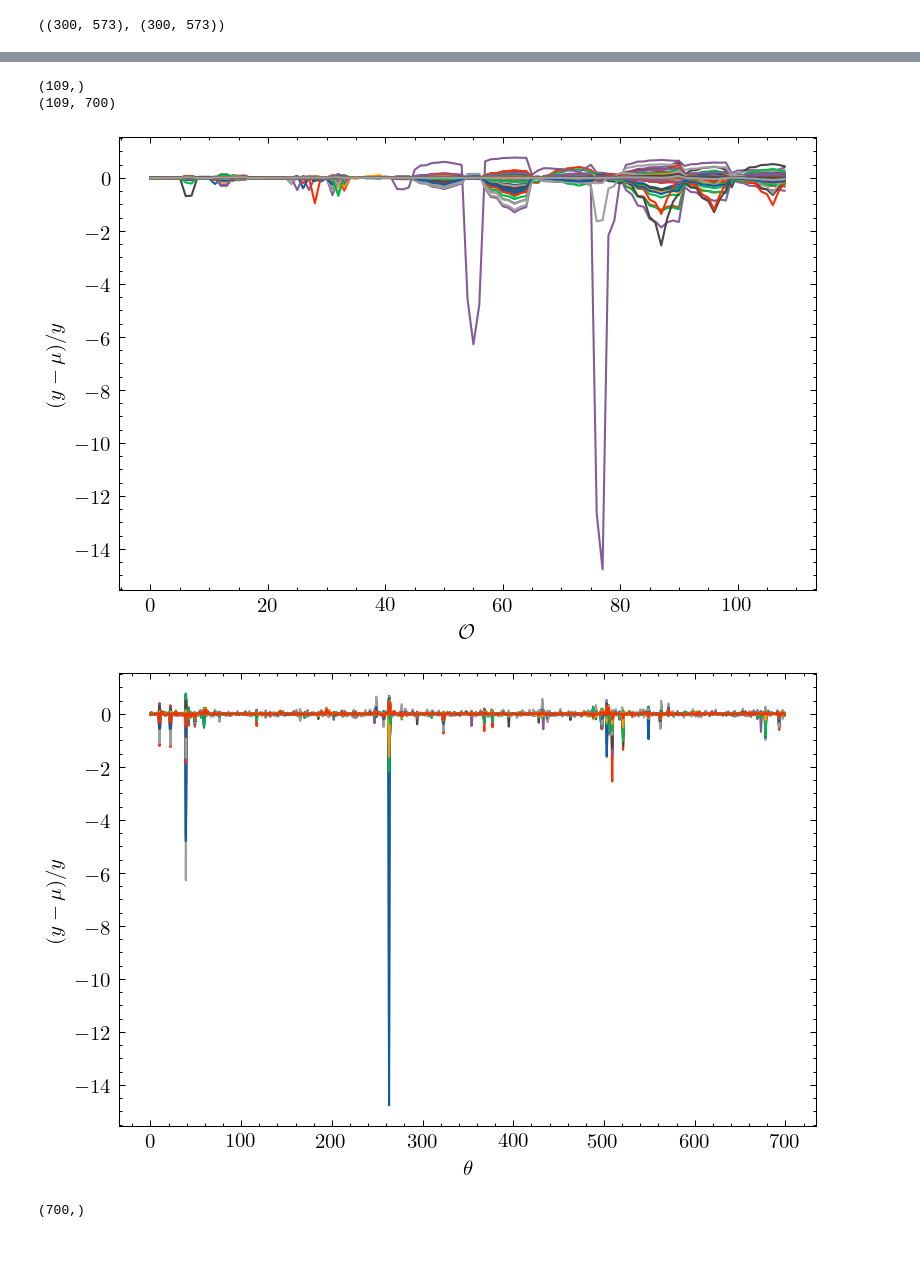
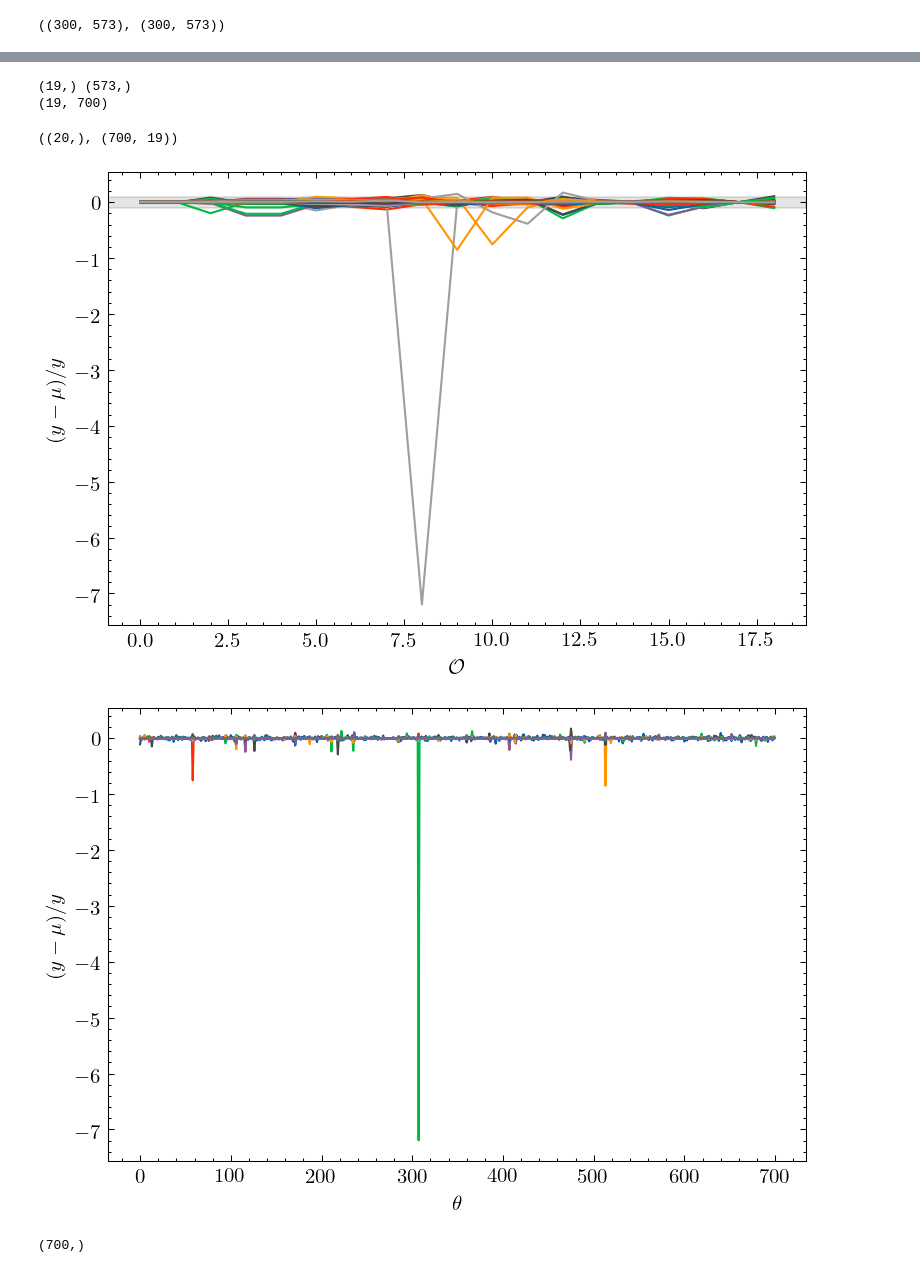
Before and after one commit to odell/r-matrix-emulation, a Jupyter notebook: 3he4he/Test GP Accuracy.ipynb, the cells around one changed output, grey strips where cells are left out. Cells and saved outputs as stored; diff of their text form; code cells hidden in the pictures.

```diff
--- a/3he4he/Test GP Accuracy.ipynb
+++ b/3he4he/Test GP Accuracy.ipynb
@@ -62,22 +68,28 @@ print(np.where(R2 < 0.9)[0].size)
 # %%
-ii = np.where(R2 < 0.9)[0]
-print(ii.shape)
+ii = np.where(R2 < 0.95)[0]
+print(ii.shape, R2.shape)
 R2x = np.array([(y-mu)/y for (y, mu) in zip(f.T[ii, :], p.mean()[ii, :])])
 print(R2x.shape)
 # %% [output]
-(109,)
-(109, 700)
+(19,) (573,)
+(19, 700)
 # %%
 fig, ax = plt.subplots(dpi=150)
 fig.patch.set_facecolor('white')
 
 for row in R2x.T:
     ax.plot(row)
 
+max_res = 0.1
+ax.axhspan(-max_res, max_res, color='k', alpha=0.1)
 ax.set_xlabel(r'$\mathcal{O}$')
-ax.set_ylabel(r'$(y-\mu)/y$');
+ax.set_ylabel(r'$(y-\mu)/y$')
+
+jj = np.where(np.max(np.abs(R2x.T), axis=1) > max_res)[0]
+jj.shape, R2x.T.shape
 # %% [output]
+((20,), (700, 19))
-[figure, old version]
+[figure, new version]
 # %%
 fig, ax = plt.subplots(dpi=150)
 fig.patch.set_facecolor('white')
@@ -88,7 +100,7 @@ for row in R2x:
 ax.set_xlabel(r'$\theta$')
 ax.set_ylabel(r'$(y-\mu)/y$');
 # %% [output]
-[figure, old version]
+[figure, new version]
 # %%
 np.max(np.abs(R2x), axis=0).shape
 # %% [output]
```
Also changed, not shown: parts of 8 cells of this notebook, 18 other files.
